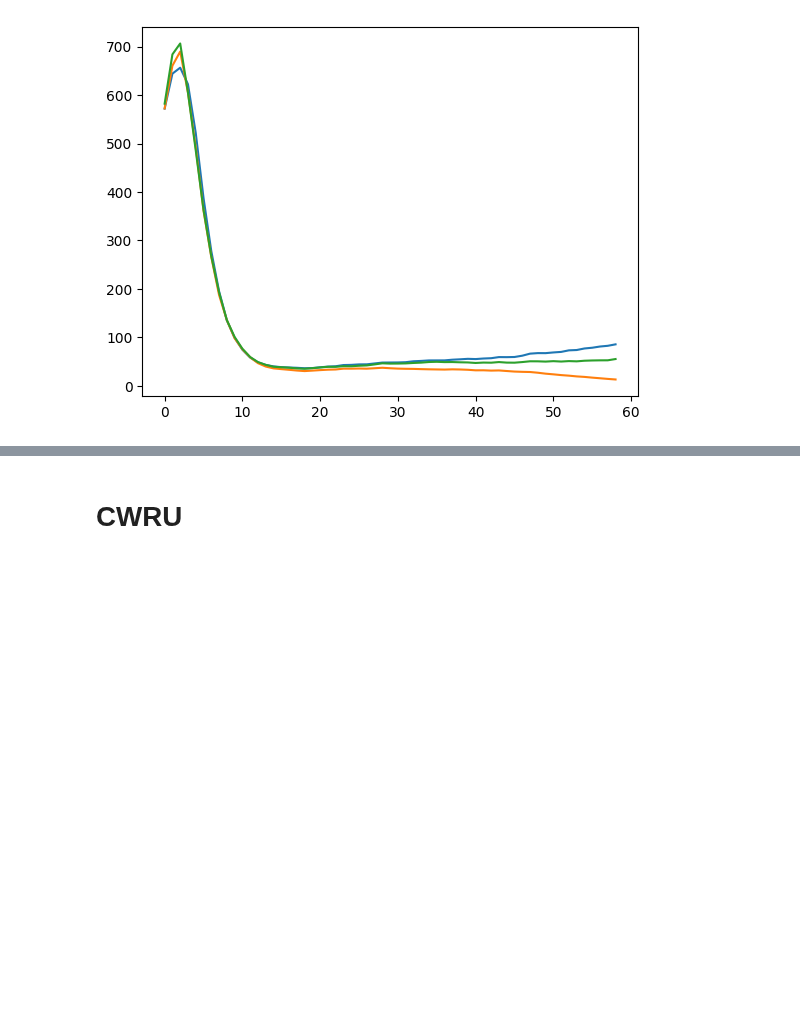
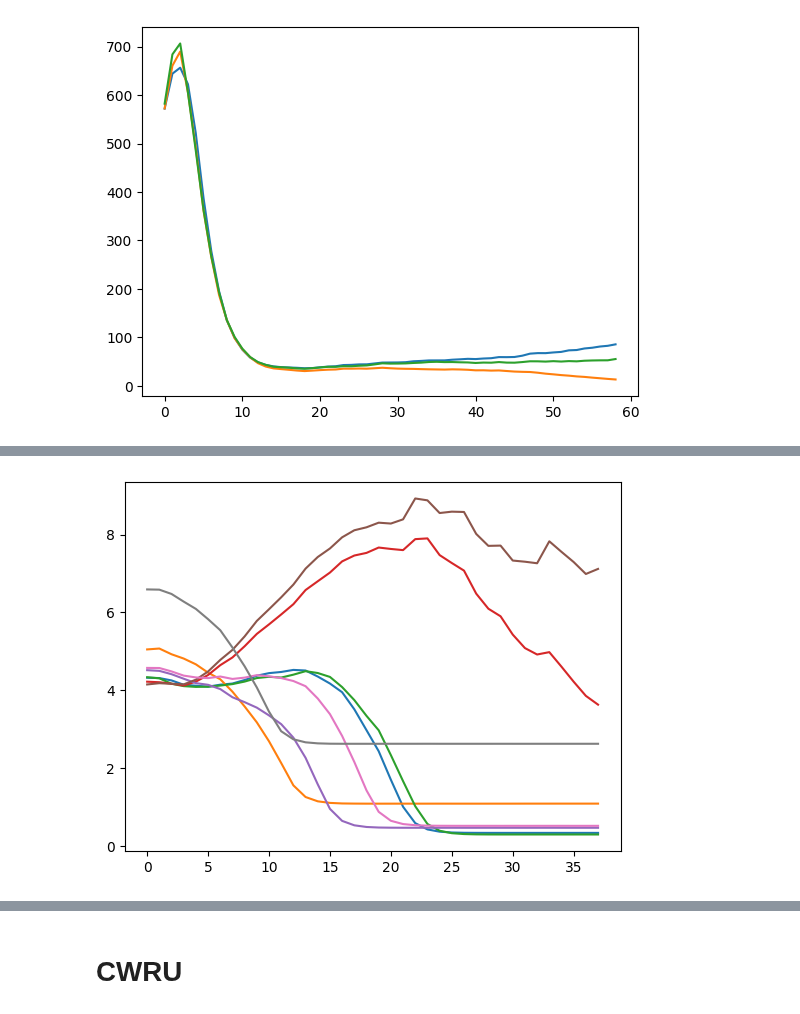
Before and after one commit to Stevan-LS/Online-DaDiL, a Jupyter notebook: PyDiL-main/PyDiL-main/Toy_ODaDiL_average.ipynb, the cells around one changed output, grey strips where cells are left out. Cells and saved outputs as stored; diff of their text form; code cells hidden in the pictures; blank space fills up the shorter version.

```diff
--- a/PyDiL-main/PyDiL-main/Toy_ODaDiL_average.ipynb
+++ b/PyDiL-main/PyDiL-main/Toy_ODaDiL_average.ipynb
@@ -84,5 +104,8 @@ ax.plot(dictionary_target.history['OGMM_evolution'])
 # %%
 fig, ax = plt.subplots()
 
-for elt in dictionary.history['atoms_evolution']:
+
+for elt in dictionary_target.history['atoms_evolution']:
     ax.plot(elt)
+# %% [output]
+[figure, added]
```
Also changed, not shown: parts of 21 cells of this notebook, 4 other files.
